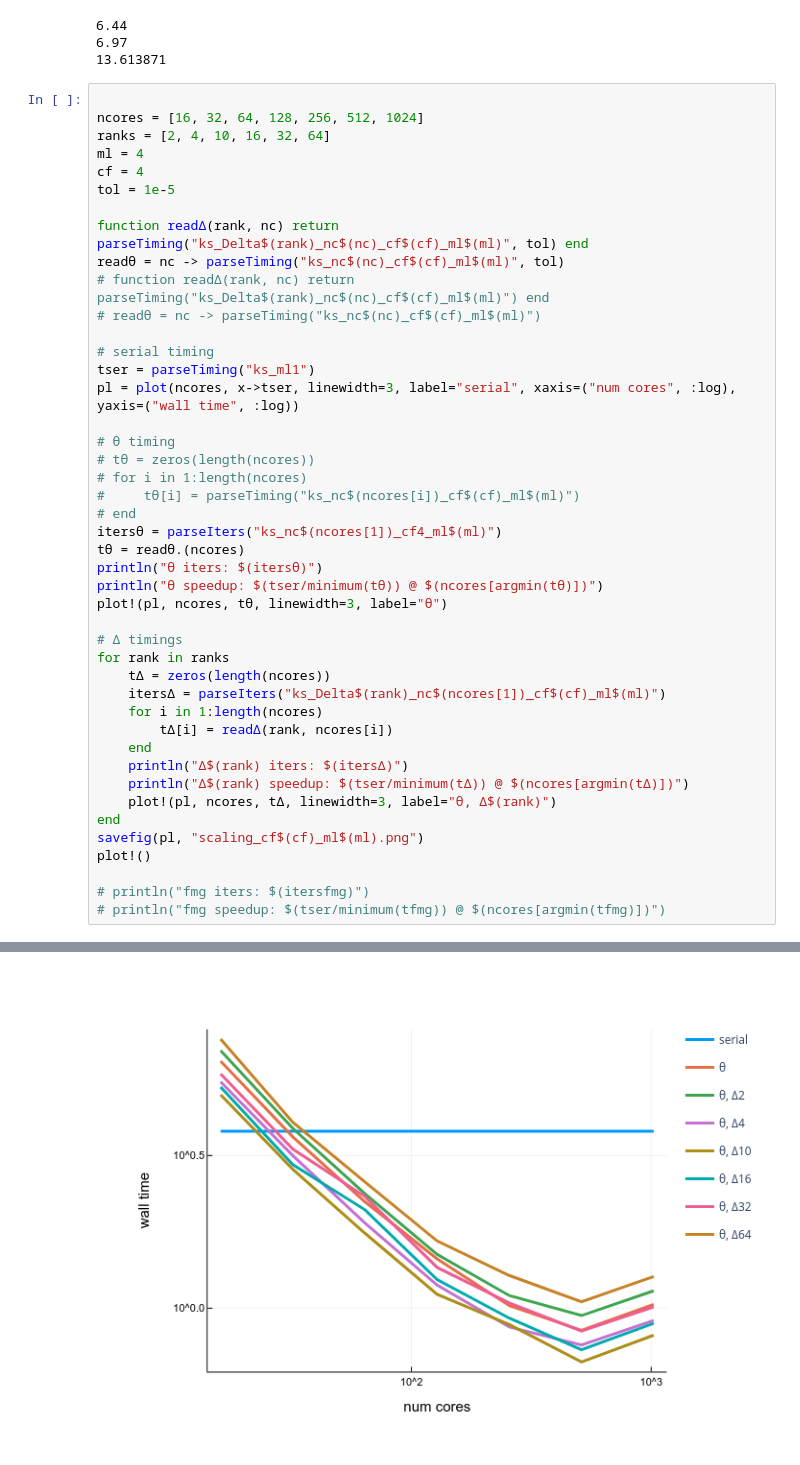
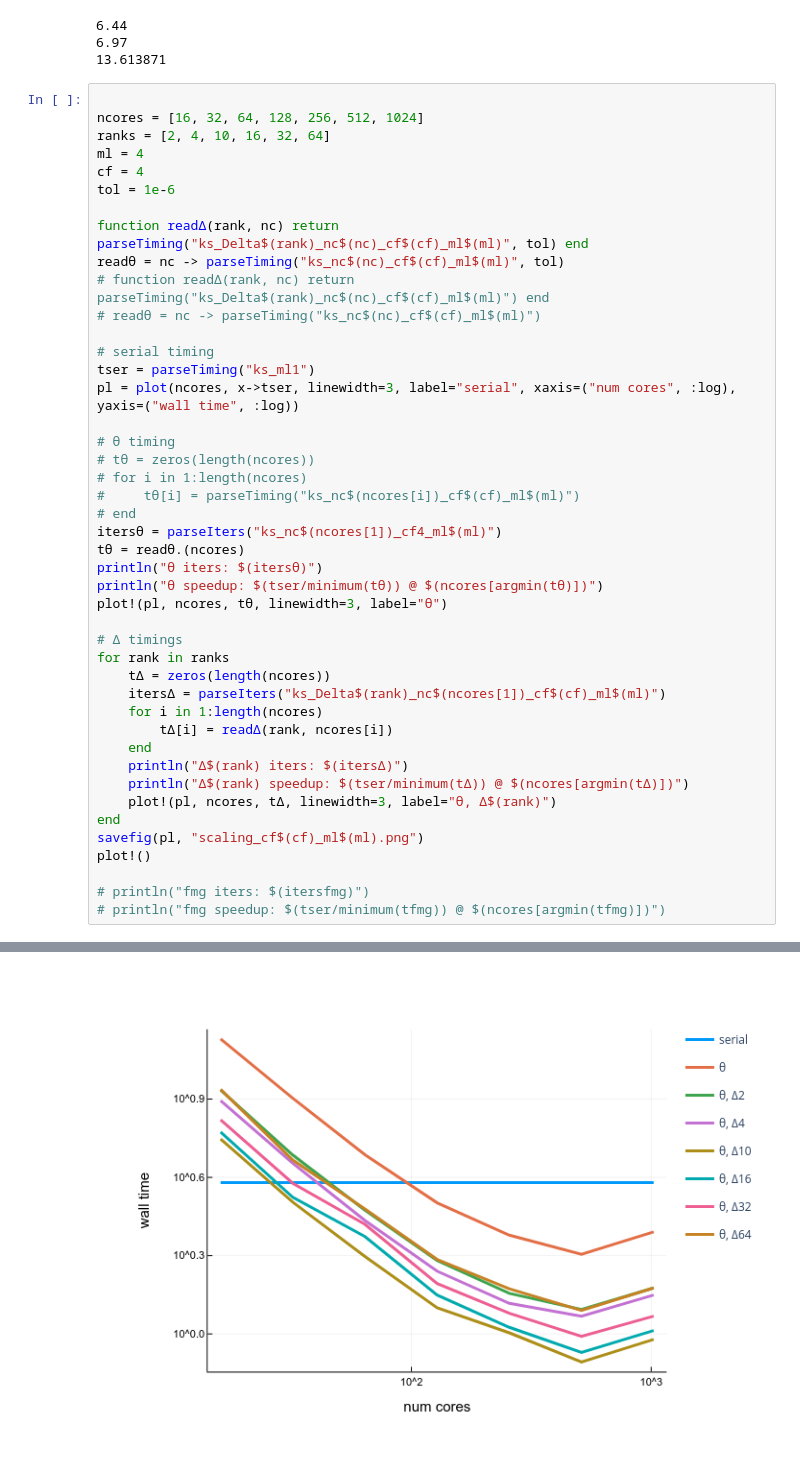
Before and after one commit to XBraid/xbraid, a Jupyter notebook: drivers/experiments/ks/strong_scaling_128/plot.ipynb, the cells around one changed output, grey strips where cells are left out. Drawn from its saved outputs; the diff is of its cells as text.

```diff
--- a/drivers/experiments/ks/strong_scaling_128/plot.ipynb
+++ b/drivers/experiments/ks/strong_scaling_128/plot.ipynb
@@ -54,7 +54,7 @@ ncores = [16, 32, 64, 128, 256, 512, 1024]
 ranks = [2, 4, 10, 16, 32, 64]
 ml = 4
 cf = 4
-tol = 1e-5
+tol = 1e-6
 
 function readΔ(rank, nc) return parseTiming("ks_Delta$(rank)_nc$(nc)_cf$(cf)_ml$(ml)", tol) end
 readθ = nc -> parseTiming("ks_nc$(nc)_cf$(cf)_ml$(ml)", tol)
@@ -110 +110 @@ plot!()
-[figure, old version]
+[figure, new version]
```
Also changed, not shown: parts of 1 cell of this notebook, 4 other files.
